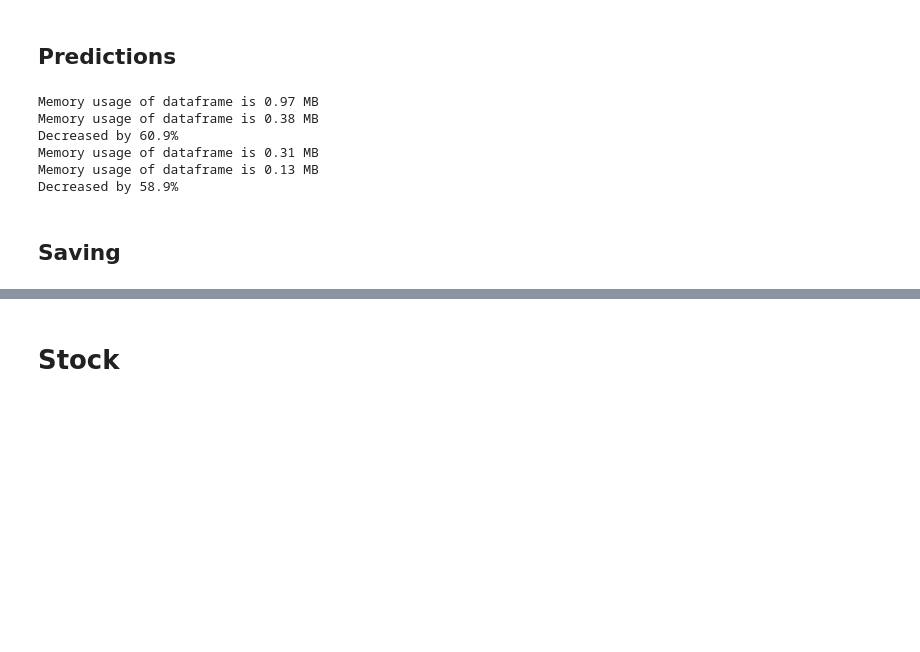
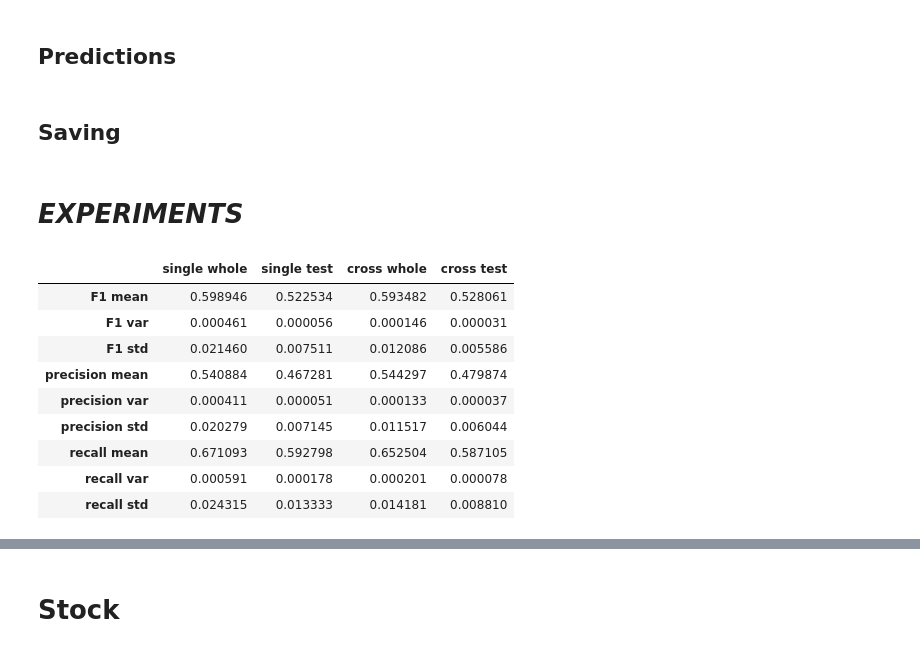
Before and after one commit to j2cry/gb_ds1_real_predict, a Jupyter notebook: MirzoianPeter_solution.ipynb, the cells around one changed output, grey strips where cells are left out. Drawn from its saved outputs; the diff is of its cells as text; code cells hidden in the pictures; blank space fills up the shorter version.

```diff
--- a/MirzoianPeter_solution.ipynb
+++ b/MirzoianPeter_solution.ipynb
@@ -1164,22 +1169,15 @@ plt.show()
 # %% [markdown]
 ## Predictions
 # %%
-train_df = load_dataset(PATH_TRAIN)
-target_df = load_dataset(PATH_TEST)
+train_df = load_dataset(PATH_TRAIN, silent=True)
+target_df = load_dataset(PATH_TEST, silent=True)
 
 X_train = train_df.drop(columns='Credit Default')
 y_train = train_df['Credit Default']
 
-X_train, y_train, X_target, disbalance = prepare_data(X_train, y_train, target_df, features=features)
+X_train, y_train, X_target, disbalance = prepare_data(X_train, y_train, target_df)
 
 y_target = model.predict(X_target)
-# %% [output]
-Memory usage of dataframe is 0.97 MB
-Memory usage of dataframe is 0.38 MB
-Decreased by 60.9%
-Memory usage of dataframe is 0.31 MB
-Memory usage of dataframe is 0.13 MB
-Decreased by 58.9%
 # %% [markdown]
 ## Saving
 # %%
@@ -1192,3 +1190,23 @@ with open('model.pkl', 'rb') as file:
 predict_df = pd.DataFrame(y_target.astype('int8'), columns=['Credit Default'])
 predict_df.index.rename('Id', inplace=True)
 predict_df.to_csv('MirzoianPI_predictions.csv')
+# %% [markdown]
+# *EXPERIMENTS*
+# %%
+# проверка моделирования: D -> 0, чем ниже дисперсия, тем стабильнее обучение модели при текущих параметрах моделирования (фичи и гиперпараметры)
+validation(count=50,
+           mode='both',
+           split_rs=11,      # split random_state
+           **base_params,
+           **hparams)
+# %% [output]
+|  | single whole | single test | cross whole | cross test |
+| F1 mean | 0.598946 | 0.522534 | 0.593482 | 0.528061 |
+| F1 var | 0.000461 | 0.000056 | 0.000146 | 0.000031 |
+| F1 std | 0.021460 | 0.007511 | 0.012086 | 0.005586 |
+| precision mean | 0.540884 | 0.467281 | 0.544297 | 0.479874 |
+| precision var | 0.000411 | 0.000051 | 0.000133 | 0.000037 |
+| precision std | 0.020279 | 0.007145 | 0.011517 | 0.006044 |
+| recall mean | 0.671093 | 0.592798 | 0.652504 | 0.587105 |
+| recall var | 0.000591 | 0.000178 | 0.000201 | 0.000078 |
+| recall std | 0.024315 | 0.013333 | 0.014181 | 0.008810 |
```
Also changed, not shown: parts of 16 cells of this notebook.
